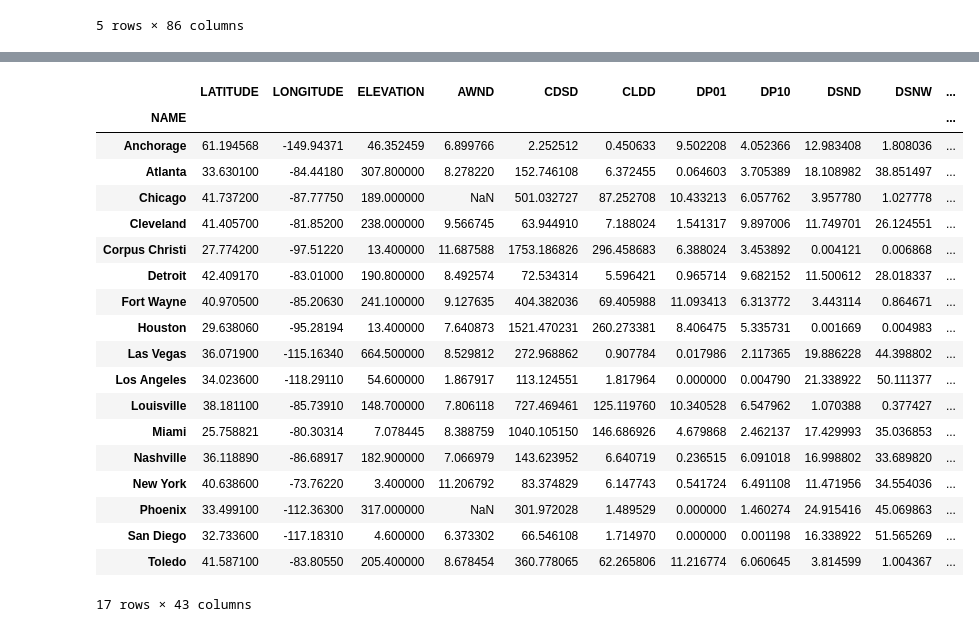
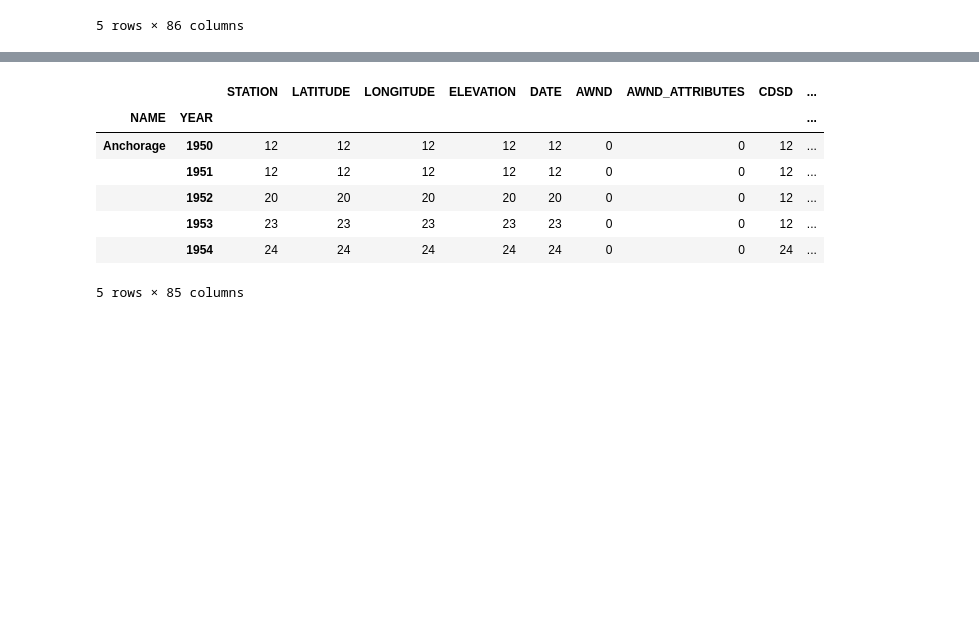
Before and after one commit to kahmed1996/Project-2, a Jupyter notebook: Census_Project 2.ipynb, the cells around one changed output, grey strips where cells are left out. Cells and saved outputs as stored; diff of their text form; code cells hidden in the pictures; blank space fills up the shorter version.

```diff
--- a/Census_Project 2.ipynb
+++ b/Census_Project 2.ipynb
@@ -149,3 +179,6 @@ Weather_Total.head()
 5 rows × 86 columns
 # %%
 Weather_Final=Weather_Total.loc[(Weather_Total["NAME"]!="HONOLULU INTERNATIONAL AIRPORT, HI US")]
+# %%
+Weather_Final['YEAR'] = Weather_Final.DATE.str[0:4]
+Weather_Final.head()
@@ -152,26 +366,14 @@ Weather_Final=Weather_Total.loc[(Weather_Total["NAME"]!="HONOLULU INTERNATIONAL
 # %%
-Weather_Final_Grouped_by_State = Weather_Final.groupby('NAME') .mean()
-Weather_Final_Grouped_by_State
+Weather_Final_Grouped_by_State = Weather_Final.groupby(['NAME','YEAR']).count()
+Weather_Final_Grouped_by_State.head()
 # %% [output]
-|  | LATITUDE | LONGITUDE | ELEVATION | AWND | CDSD | CLDD | DP01 | DP10 | DSND | DSNW | ... |
-| NAME |  |  |  |  |  |  |  |  |  |  | ... |
-| Anchorage | 61.194568 | -149.94371 | 46.352459 | 6.899766 | 2.252512 | 0.450633 | 9.502208 | 4.052366 | 12.983408 | 1.808036 | ... |
-| Atlanta | 33.630100 | -84.44180 | 307.800000 | 8.278220 | 152.746108 | 6.372455 | 0.064603 | 3.705389 | 18.108982 | 38.851497 | ... |
-| Chicago | 41.737200 | -87.77750 | 189.000000 | NaN | 501.032727 | 87.252708 | 10.433213 | 6.057762 | 3.957780 | 1.027778 | ... |
-| Cleveland | 41.405700 | -81.85200 | 238.000000 | 9.566745 | 63.944910 | 7.188024 | 1.541317 | 9.897006 | 11.749701 | 26.124551 | ... |
-| Corpus Christi | 27.774200 | -97.51220 | 13.400000 | 11.687588 | 1753.186826 | 296.458683 | 6.388024 | 3.453892 | 0.004121 | 0.006868 | ... |
-| Detroit | 42.409170 | -83.01000 | 190.800000 | 8.492574 | 72.534314 | 5.596421 | 0.965714 | 9.682152 | 11.500612 | 28.018337 | ... |
-| Fort Wayne | 40.970500 | -85.20630 | 241.100000 | 9.127635 | 404.382036 | 69.405988 | 11.093413 | 6.313772 | 3.443114 | 0.864671 | ... |
-| Houston | 29.638060 | -95.28194 | 13.400000 | 7.640873 | 1521.470231 | 260.273381 | 8.406475 | 5.335731 | 0.001669 | 0.004983 | ... |
-| Las Vegas | 36.071900 | -115.16340 | 664.500000 | 8.529812 | 272.968862 | 0.907784 | 0.017986 | 2.117365 | 19.886228 | 44.398802 | ... |
-| Los Angeles | 34.023600 | -118.29110 | 54.600000 | 1.867917 | 113.124551 | 1.817964 | 0.000000 | 0.004790 | 21.338922 | 50.111377 | ... |
-| Louisville | 38.181100 | -85.73910 | 148.700000 | 7.806118 | 727.469461 | 125.119760 | 10.340528 | 6.547962 | 1.070388 | 0.377427 | ... |
-| Miami | 25.758821 | -80.30314 | 7.078445 | 8.388759 | 1040.105150 | 146.686926 | 4.679868 | 2.462137 | 17.429993 | 35.036853 | ... |
-| Nashville | 36.118890 | -86.68917 | 182.900000 | 7.066979 | 143.623952 | 6.640719 | 0.236515 | 6.091018 | 16.998802 | 33.689820 | ... |
-| New York | 40.638600 | -73.76220 | 3.400000 | 11.206792 | 83.374829 | 6.147743 | 0.541724 | 6.491108 | 11.471956 | 34.554036 | ... |
-| Phoenix | 33.499100 | -112.36300 | 317.000000 | NaN | 301.972028 | 1.489529 | 0.000000 | 1.460274 | 24.915416 | 45.069863 | ... |
-| San Diego | 32.733600 | -117.18310 | 4.600000 | 6.373302 | 66.546108 | 1.714970 | 0.000000 | 0.001198 | 16.338922 | 51.565269 | ... |
-| Toledo | 41.587100 | -83.80550 | 205.400000 | 8.678454 | 360.778065 | 62.265806 | 11.216774 | 6.060645 | 3.814599 | 1.004367 | ... |
+|  |  | STATION | LATITUDE | LONGITUDE | ELEVATION | DATE | AWND | AWND_ATTRIBUTES | CDSD | ... |
+| NAME | YEAR |  |  |  |  |  |  |  |  | ... |
+| Anchorage | 1950 | 12 | 12 | 12 | 12 | 12 | 0 | 0 | 12 | ... |
+|  | 1951 | 12 | 12 | 12 | 12 | 12 | 0 | 0 | 12 | ... |
+|  | 1952 | 20 | 20 | 20 | 20 | 20 | 0 | 0 | 12 | ... |
+|  | 1953 | 23 | 23 | 23 | 23 | 23 | 0 | 0 | 12 | ... |
+|  | 1954 | 24 | 24 | 24 | 24 | 24 | 0 | 0 | 24 | ... |
-17 rows × 43 columns
+5 rows × 85 columns
 # %%
 # Merge the first two datasets on "NAME" so that no data is lost
```
Also changed, not shown: parts of 39 cells of this notebook, 23 other files.
